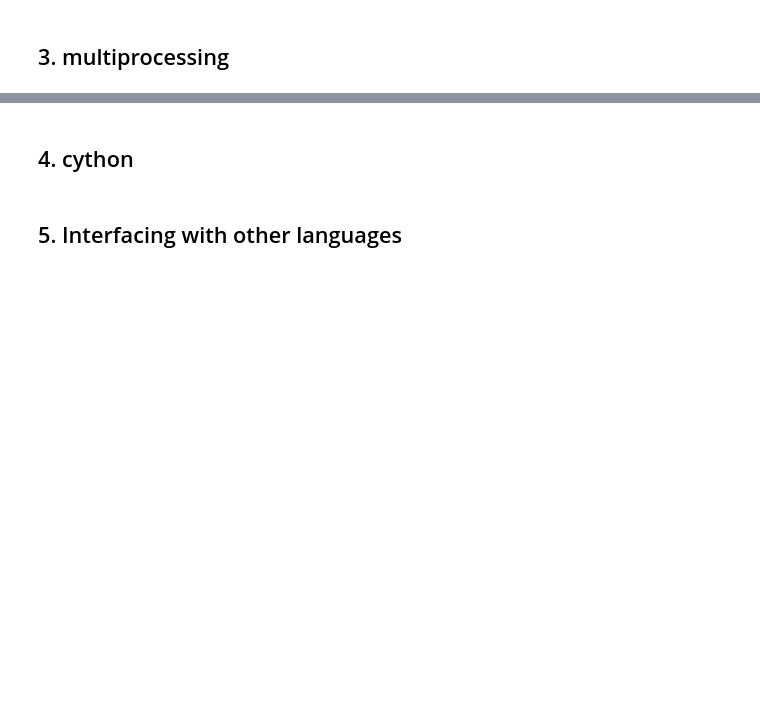
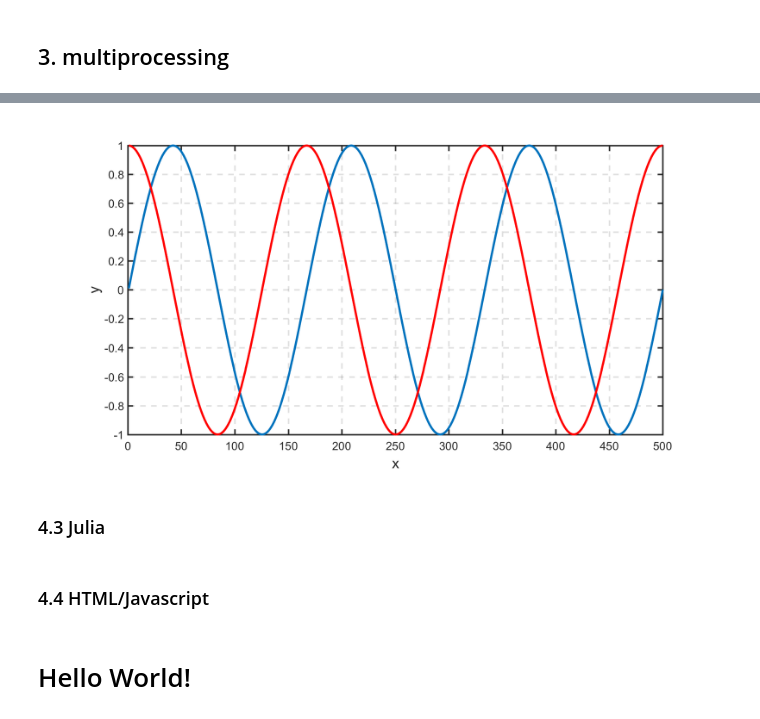
Before and after one commit to RealPolitiX/python_tutorial_FHI-PC-SESD, a Jupyter notebook: materials/PyTutorial_05_AdvancedTopics.ipynb, the cells around one changed output, grey strips where cells are left out. Drawn from its saved outputs; the diff is of its cells as text; code cells hidden in the pictures; blank space fills up the shorter version.

```diff
--- a/materials/PyTutorial_05_AdvancedTopics.ipynb
+++ b/materials/PyTutorial_05_AdvancedTopics.ipynb
@@ -61,4 +133,18 @@ plt.plot(np.sin(angles));
+# %%
+%%matlab
+h = figure;
+a = linspace(0.01,6*pi,500);
+plot(sin(a), 'linewidth',3)
+grid on
+hold on
+plot(cos(a),'r', 'linewidth',3)
+hold off
+set(gca, 'linewidth', 2, 'GridLineStyle','--', 'FontSize', 16)
+xlabel('x', 'FontSize', 20)
+ylabel('y', 'FontSize', 20)
+# %% [output]
+[figure, added]
 # %% [markdown]
-## 4. cython
+### 4.3 Julia
-# %% [markdown]
-## 5. Interfacing with other languages
+# %% [markdown]
+### 4.4 HTML/Javascript
@@ -64,0 +155,6 @@ plt.plot(np.sin(angles));
+# %%
+HTML('''
+<h1>Hello World!</h1>
+''')
+# %% [output]
+Hello World!
```
Also changed, not shown: parts of 19 cells of this notebook, 4 other files.
